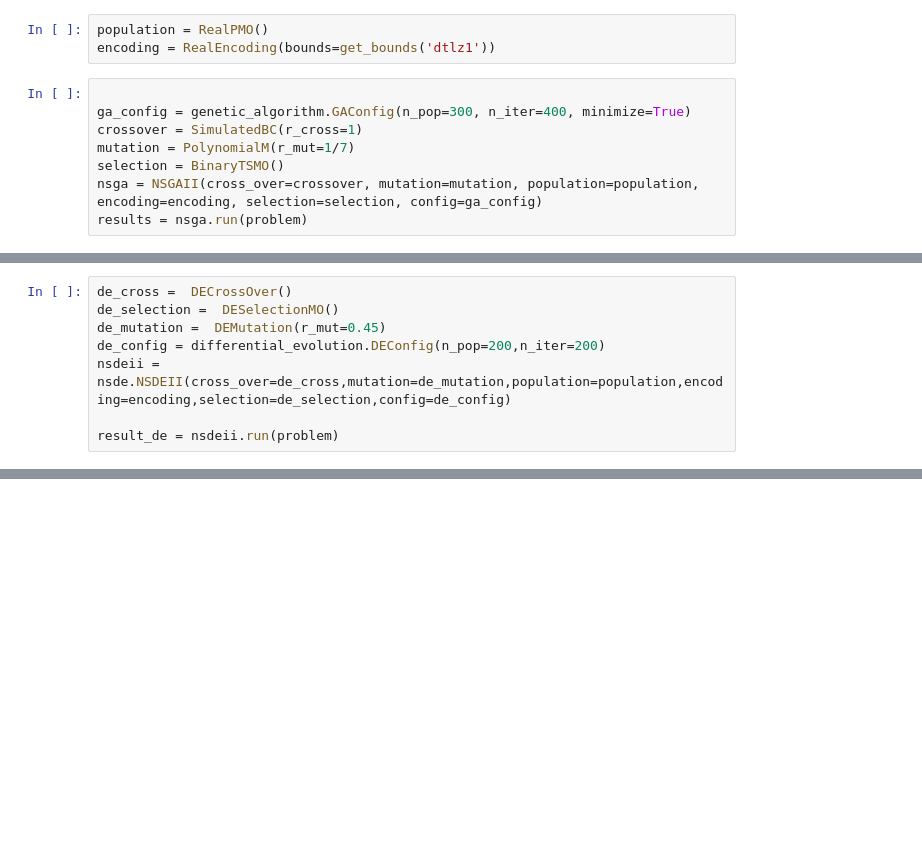
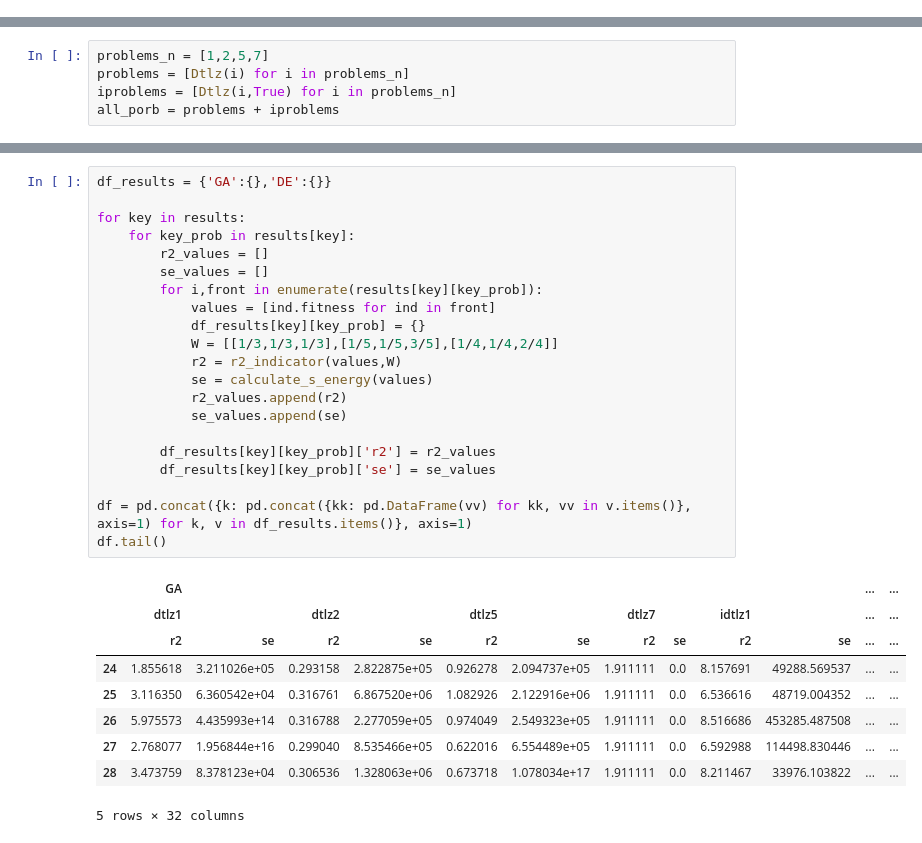
Before and after one commit to Butis498/GA, a Jupyter notebook: H4.ipynb, the cells around one changed output, grey strips where cells are left out. Drawn from its saved outputs; the diff is of its cells as text; blank space fills up the shorter version.

```diff
--- a/H4.ipynb
+++ b/H4.ipynb
@@ -95,11 +47,0 @@ def problem(x):
-# %%
-population = RealPMO()
-encoding = RealEncoding(bounds=get_bounds('dtlz1'))
-# %%
-
-ga_config = genetic_algorithm.GAConfig(n_pop=300, n_iter=400, minimize=True)
-crossover = SimulatedBC(r_cross=1)
-mutation = PolynomialM(r_mut=1/7)
-selection = BinaryTSMO()
-nsga = NSGAII(cross_over=crossover, mutation=mutation, population=population, encoding=encoding, selection=selection, config=ga_config)
-results = nsga.run(problem)
@@ -113,8 +47,0 @@ plot_pareto_front_3d(results, problem, title='Pareto-optimal ga Front '+'dtlz2',
-# %%
-de_cross =  DECrossOver()
-de_selection =  DESelectionMO()
-de_mutation =  DEMutation(r_mut=0.45)
-de_config = differential_evolution.DEConfig(n_pop=200,n_iter=200)
-nsdeii = nsde.NSDEII(cross_over=de_cross,mutation=de_mutation,population=population,encoding=encoding,selection=de_selection,config=de_config)
-
-result_de = nsdeii.run(problem)
@@ -127,0 +48,5 @@ plot_pareto_front_3d(result_de, problem, title='Pareto-optimal ga Front '+'dtlz2
+# %%
+problems_n = [1,2,5,7]
+problems = [Dtlz(i) for i in problems_n]
+iproblems = [Dtlz(i,True) for i in problems_n]
+all_porb = problems + iproblems
@@ -127,0 +96,31 @@ plot_pareto_front_3d(result_de, problem, title='Pareto-optimal ga Front '+'dtlz2
+# %%
+df_results = {'GA':{},'DE':{}}
+
+for key in results:
+    for key_prob in results[key]:
+        r2_values = []
+        se_values = []
+        for i,front in enumerate(results[key][key_prob]):
+            values = [ind.fitness for ind in front]
+            df_results[key][key_prob] = {}
+            W = [[1/3,1/3,1/3],[1/5,1/5,3/5],[1/4,1/4,2/4]]
+            r2 = r2_indicator(values,W)
+            se = calculate_s_energy(values)
+            r2_values.append(r2)
+            se_values.append(se)
+
+        df_results[key][key_prob]['r2'] = r2_values
+        df_results[key][key_prob]['se'] = se_values
+
+df = pd.concat({k: pd.concat({kk: pd.DataFrame(vv) for kk, vv in v.items()}, axis=1) for k, v in df_results.items()}, axis=1)
+df.tail()
+# %% [output]
+|  | GA |  |  |  |  |  |  |  |  |  | ... | ... |
+|  | dtlz1 |  | dtlz2 |  | dtlz5 |  | dtlz7 |  | idtlz1 |  | ... | ... |
+|  | r2 | se | r2 | se | r2 | se | r2 | se | r2 | se | ... | ... |
+| 24 | 1.855618 | 3.211026e+05 | 0.293158 | 2.822875e+05 | 0.926278 | 2.094737e+05 | 1.911111 | 0.0 | 8.157691 | 49288.569537 | ... | ... |
+| 25 | 3.116350 | 6.360542e+04 | 0.316761 | 6.867520e+06 | 1.082926 | 2.122916e+06 | 1.911111 | 0.0 | 6.536616 | 48719.004352 | ... | ... |
+| 26 | 5.975573 | 4.435993e+14 | 0.316788 | 2.277059e+05 | 0.974049 | 2.549323e+05 | 1.911111 | 0.0 | 8.516686 | 453285.487508 | ... | ... |
+| 27 | 2.768077 | 1.956844e+16 | 0.299040 | 8.535466e+05 | 0.622016 | 6.554489e+05 | 1.911111 | 0.0 | 6.592988 | 114498.830446 | ... | ... |
+| 28 | 3.473759 | 8.378123e+04 | 0.306536 | 1.328063e+06 | 0.673718 | 1.078034e+17 | 1.911111 | 0.0 | 8.211467 | 33976.103822 | ... | ... |
+5 rows × 32 columns
```
Also changed, not shown: parts of 12 cells of this notebook, 13 other files.
